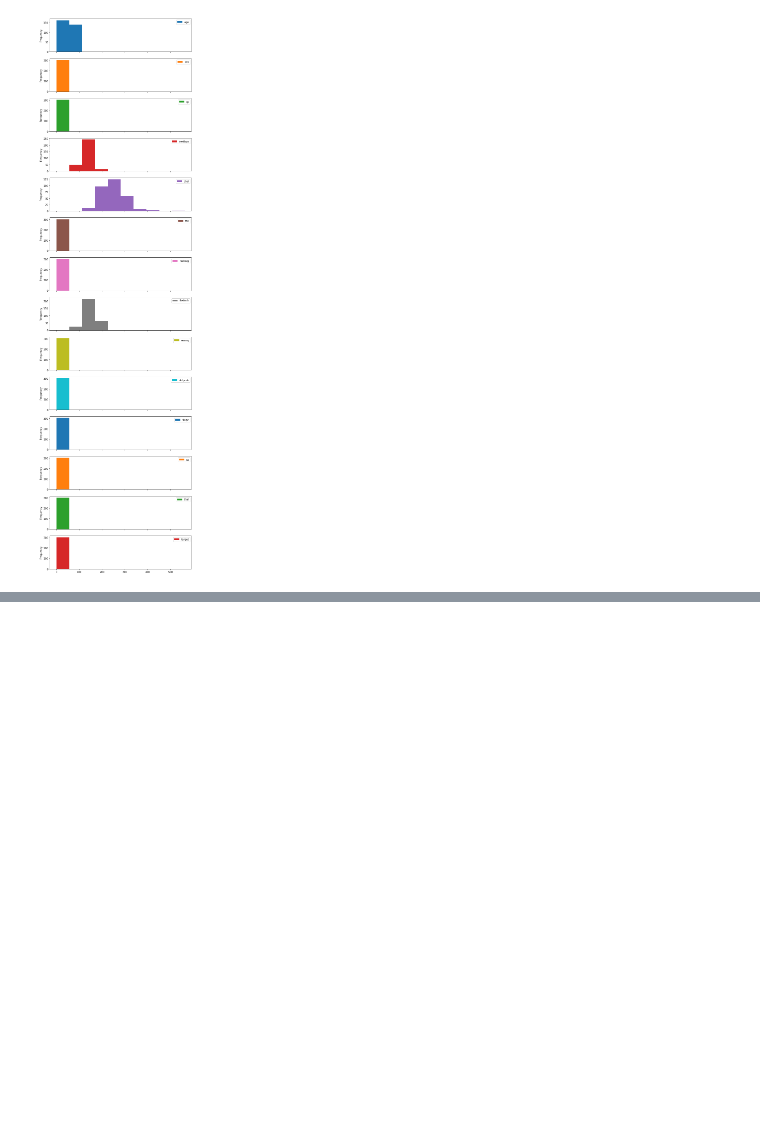
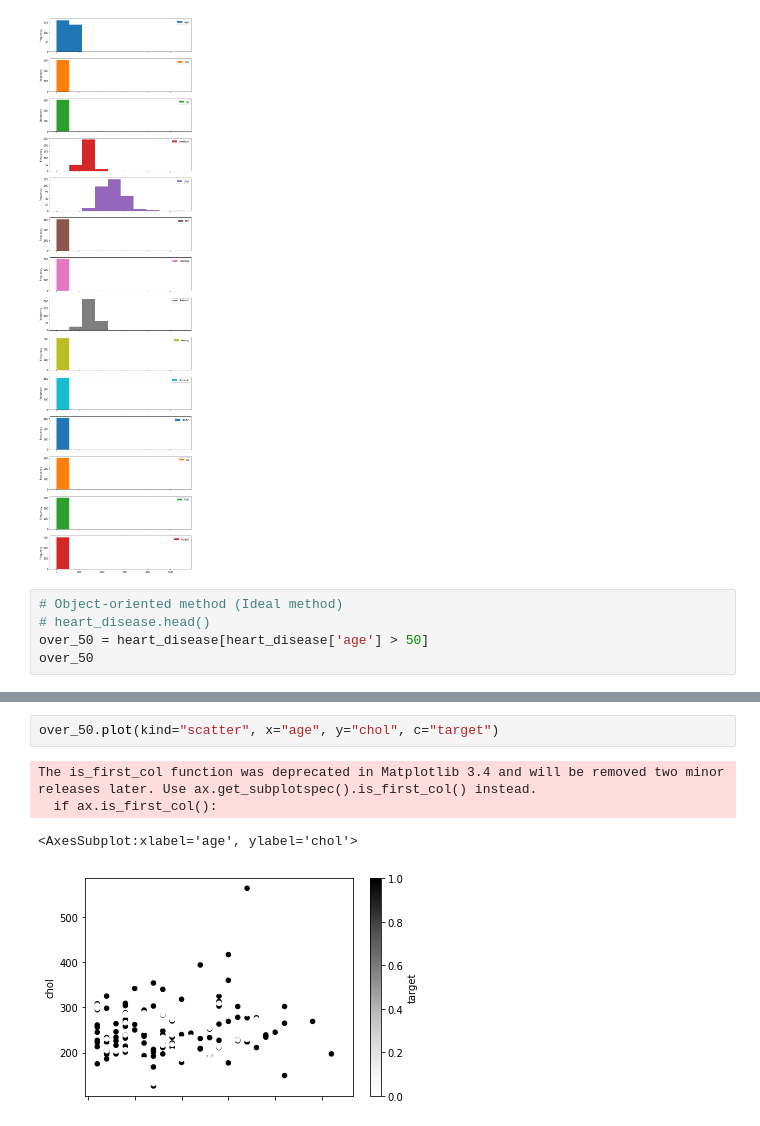
Before and after one commit to mainaliashish/ml-projects, a Jupyter notebook: matlab-practice/heart_disease_example.ipynb, the cells around one changed output, grey strips where cells are left out. Drawn from its saved outputs; the diff is of its cells as text; blank space fills up the shorter version.

Commit message:
- Update oop method for plots

```diff
--- a/matlab-practice/heart_disease_example.ipynb
+++ b/matlab-practice/heart_disease_example.ipynb
@@ -46,3 +46,8 @@ heart_disease.head()
 heart_disease.plot.hist(subplots=True, figsize=(10,40));
 # %% [output]
 [figure]
+# %%
+# Object-oriented method (Ideal method)
+# heart_disease.head()
+over_50 = heart_disease[heart_disease['age'] > 50]
+over_50
@@ -48,0 +77,7 @@ heart_disease.plot.hist(subplots=True, figsize=(10,40));
+# %%
+over_50.plot(kind="scatter", x="age", y="chol", c="target")
+# %% [output]
+The is_first_col function was deprecated in Matplotlib 3.4 and will be removed two minor releases later. Use ax.get_subplotspec().is_first_col() instead.
+  if ax.is_first_col():
+<AxesSubplot:xlabel='age', ylabel='chol'>
+[figure, added]
```
Also changed, not shown: parts of 5 cells of this notebook.
